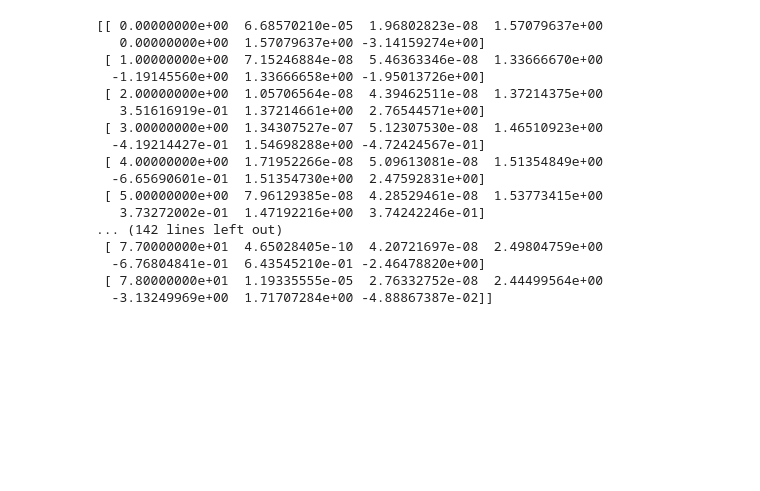
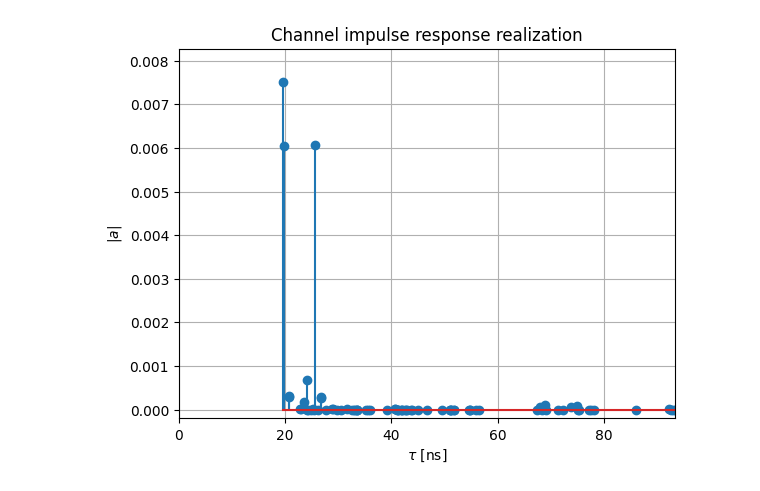
Before and after one commit to marekcrn/Masters-thesis, a Jupyter notebook: Codebook_algorithm.ipynb, the cells around one changed output. Saved outputs shown, nothing was run; the diff lists cells and outputs as text; code cells hidden in the pictures; blank space fills up the shorter version.

```diff
--- a/Codebook_algorithm.ipynb
+++ b/Codebook_algorithm.ipynb
@@ -7,22 +6,35 @@ RX_pattern = np.load('data/RX_pattern.npy')
 TX_pattern = np.load('data/TX_pattern.npy')
 OMNI_pattern = np.load('data/OMNI_pattern.npy')
 impulse_response = np.load('data/impulse_response.npy')
-print(impulse_response)
+#print(impulse_response)
-# %% [output]
-[[ 0.00000000e+00  6.68570210e-05  1.96802823e-08  1.57079637e+00
-   0.00000000e+00  1.57079637e+00 -3.14159274e+00]
- [ 1.00000000e+00  7.15246884e-08  5.46363346e-08  1.33666670e+00
-  -1.19145560e+00  1.33666658e+00 -1.95013726e+00]
- [ 2.00000000e+00  1.05706564e-08  4.39462511e-08  1.37214375e+00
-   3.51616919e-01  1.37214661e+00  2.76544571e+00]
- [ 3.00000000e+00  1.34307527e-07  5.12307530e-08  1.46510923e+00
-  -4.19214427e-01  1.54698288e+00 -4.72424567e-01]
- [ 4.00000000e+00  1.71952266e-08  5.09613081e-08  1.51354849e+00
-  -6.65690601e-01  1.51354730e+00  2.47592831e+00]
- [ 5.00000000e+00  7.96129385e-08  4.28529461e-08  1.53773415e+00
-   3.73272002e-01  1.47192216e+00  3.74242246e-01]
-... (142 lines left out)
- [ 7.70000000e+01  4.65028405e-10  4.20721697e-08  2.49804759e+00
-  -6.76804841e-01  6.43545210e-01 -2.46478820e+00]
- [ 7.80000000e+01  1.19335555e-05  2.76332752e-08  2.44499564e+00
-  -3.13249969e+00  1.71707284e+00 -4.88867387e-02]]
+# %%
+all_paths = impulse_response.shape[0]
+
+for path_idx in range(all_paths):
+    TX1 = int(impulse_response[path_idx][3])
+    TX2 = int(impulse_response[path_idx][4])
+    RX1 = int(impulse_response[path_idx][5])
+    RX2 = int(impulse_response[path_idx][6])
+
+    impulse_response[path_idx][1] = 20*np.log10(impulse_response[path_idx][1])
+    impulse_response[path_idx][1] = impulse_response[path_idx][1] + TX_pattern[TX1][TX2] + OMNI_pattern[RX1][RX2]
+    #impulse_response[path_idx][1] = impulse_response[path_idx][1] + TX_pattern[TX1][TX2] + RX_pattern[RX1][RX2]
+    impulse_response[path_idx][1] = 10**(impulse_response[path_idx][1]/20)
+
+#print(impulse_response)
+# %%
+# And plot the CIR
+a = impulse_response[:,1]
+t = impulse_response[:,2]
+t = t/1e-9
+
+plt.figure()
+plt.title("Channel impulse response realization")
+plt.stem(t, a)
+plt.xlim([0, np.max(t)])
+plt.ylim([-2e-4, np.max(a)*1.1])
+plt.xlabel(r"$\tau$ [ns]")
+plt.ylabel(r"$|a|$");
+plt.grid()
+# %% [output]
+[figure, added]
```
Also changed, not shown: parts of 4 cells of this notebook, 5 other files.
